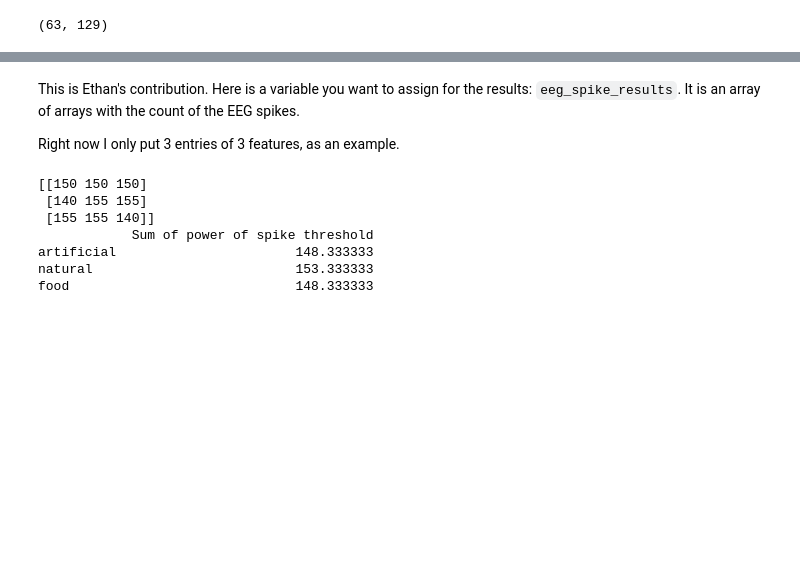
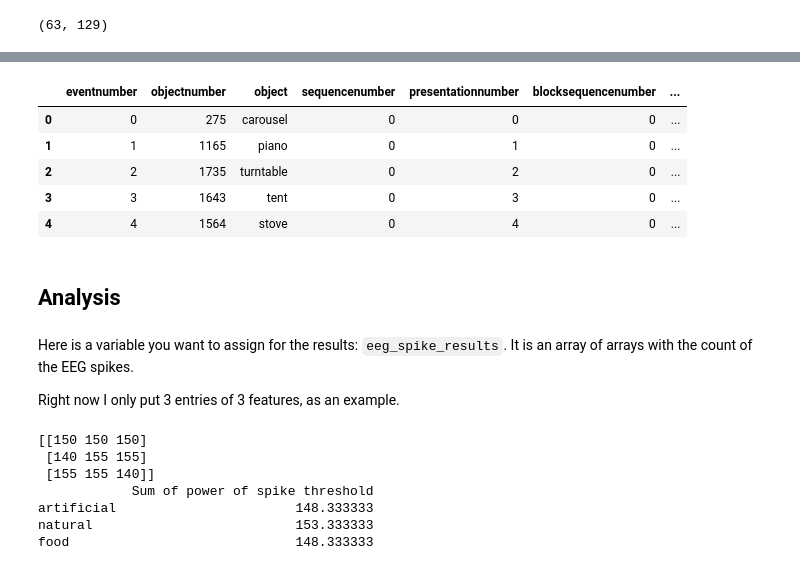
Before and after one commit to StoneT2000/COGS189Project, a Jupyter notebook: notebooks/Stone_EDA.ipynb, the cells around one changed output, grey strips where cells are left out. Drawn from its saved outputs; the diff is of its cells as text; code cells hidden in the pictures; blank space fills up the shorter version.

```diff
--- a/notebooks/Stone_EDA.ipynb
+++ b/notebooks/Stone_EDA.ipynb
@@ -81,5 +113,20 @@ Effective window size : 0.256 (s)
+# %%
+# Preprocess the object names, remove numbers at the end of the string
+
+df1.object = df1.object.map(lambda x: x.rstrip("0123456789"))
+df1.head()
+# %% [output]
+|  | eventnumber | objectnumber | object | sequencenumber | presentationnumber | blocksequencenumber | ... |
+| 0 | 0 | 275 | carousel | 0 | 0 | 0 | ... |
+| 1 | 1 | 1165 | piano | 0 | 1 | 0 | ... |
+| 2 | 2 | 1735 | turntable | 0 | 2 | 0 | ... |
+| 3 | 3 | 1643 | tent | 0 | 3 | 0 | ... |
+| 4 | 4 | 1564 | stove | 0 | 4 | 0 | ... |
+# %% [markdown]
+Analysis
+--
 # %% [markdown]
-This is Ethan's contribution. Here is a variable you want to assign for the results: `eeg_spike_results`. It is an array of arrays with the count of the EEG spikes.
+Here is a variable you want to assign for the results: `eeg_spike_results`. It is an array of arrays with the count of the EEG spikes.
 
 Right now I only put 3 entries of 3 features, as an example.
 # %%
```
Also changed, not shown: parts of 5 cells of this notebook.
